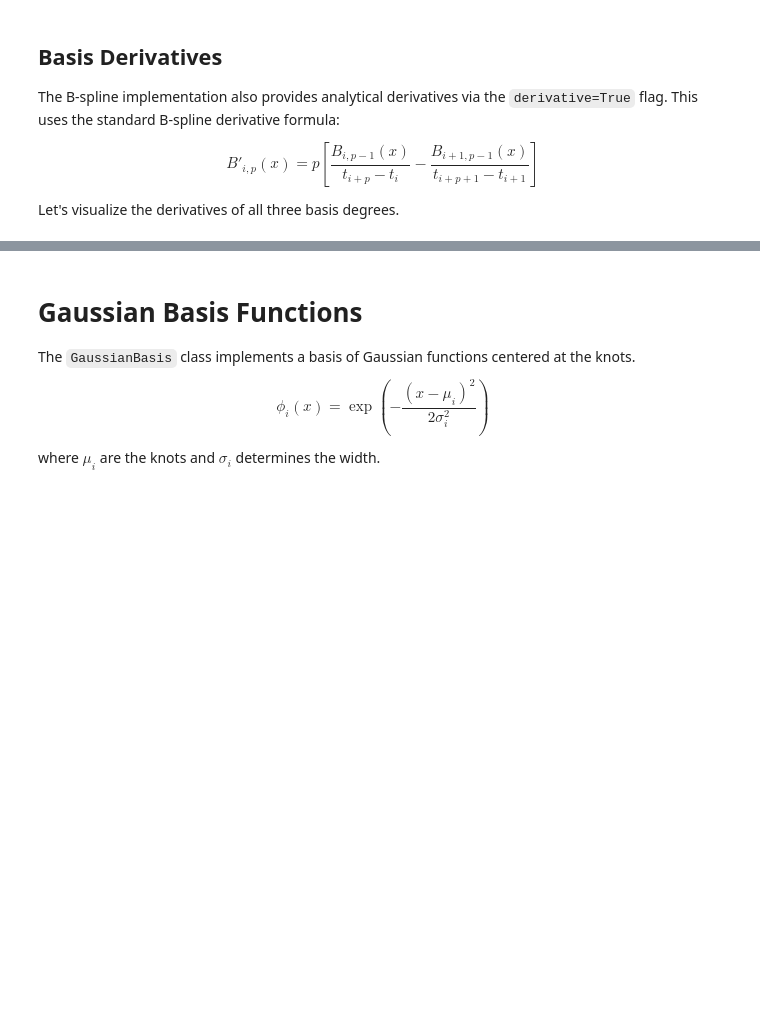
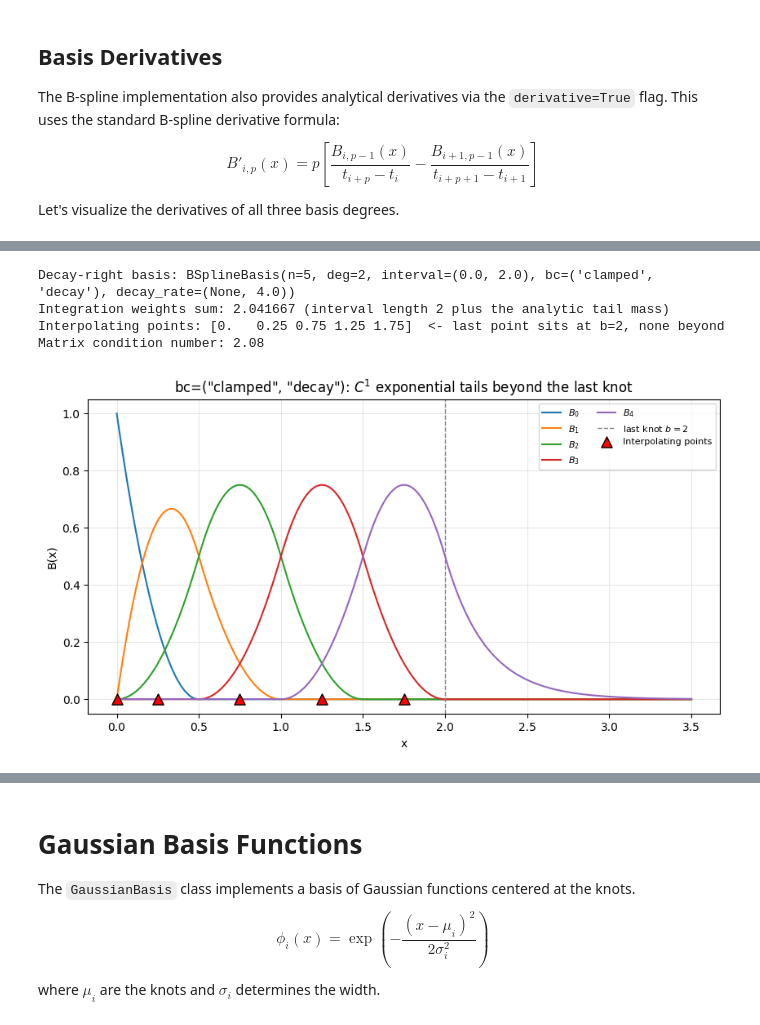
Before and after one commit to ion-g-ion/torchTT, a Jupyter notebook: examples/basis.ipynb, the cells around one changed output, grey strips where cells are left out. Drawn from its saved outputs; the diff is of its cells as text; code cells hidden in the pictures; blank space fills up the shorter version.

```diff
--- a/examples/basis.ipynb
+++ b/examples/basis.ipynb
@@ -233,0 +311,31 @@ plt.show()
+# %%
+# --- Example 2: unbounded domain to the right (smooth exponential tails) ---
+knots_d = torch.linspace(0, 2, 5)  # wide spacing h=0.5 so the tails are clearly visible
+basis_decay = BSplineBasis(knots_d, deg=2, bc=("clamped", "decay"))
+print(f"Decay-right basis: {basis_decay}")
+print(f"Integration weights sum: {basis_decay.integration_weights().sum().item():.6f} "
+      f"(interval length 2 plus the analytic tail mass)")
+
+x_ext = torch.linspace(0, 3.5, 800, dtype=torch.float64)
+B_decay = basis_decay(x_ext)
+pts_decay, M_decay = basis_decay.interpolating_points()
+print(f"Interpolating points: {pts_decay.numpy().round(4)}  <- last point sits at b=2, none beyond")
+print(f"Matrix condition number: {torch.linalg.cond(M_decay):.2f}")
+
+plt.figure(figsize=(10, 5))
+for i in range(basis_decay.n):
+    plt.plot(x_ext.numpy(), B_decay[i].numpy(), label=f'$B_{{{i}}}$')
+plt.axvline(2.0, color='gray', linestyle='--', linewidth=1, label='last knot $b=2$')
+plt.scatter(pts_decay.numpy(), torch.zeros_like(pts_decay).numpy(), s=90, c='red', marker='^',
+            zorder=5, edgecolors='black', label='Interpolating points')
+plt.title('bc=("clamped", "decay"): $C^{1}$ exponential tails beyond the last knot')
+plt.xlabel('x')
+plt.ylabel('B(x)')
+plt.legend(loc='upper right', fontsize=8, ncol=2)
+plt.show()
+# %% [output]
+Decay-right basis: BSplineBasis(n=5, deg=2, interval=(0.0, 2.0), bc=('clamped', 'decay'), decay_rate=(None, 4.0))
+Integration weights sum: 2.041667 (interval length 2 plus the analytic tail mass)
+Interpolating points: [0.   0.25 0.75 1.25 1.75]  <- last point sits at b=2, none beyond
+Matrix condition number: 2.08
+[figure, added]
```
Also changed, not shown: parts of 13 cells of this notebook, 18 other files.
